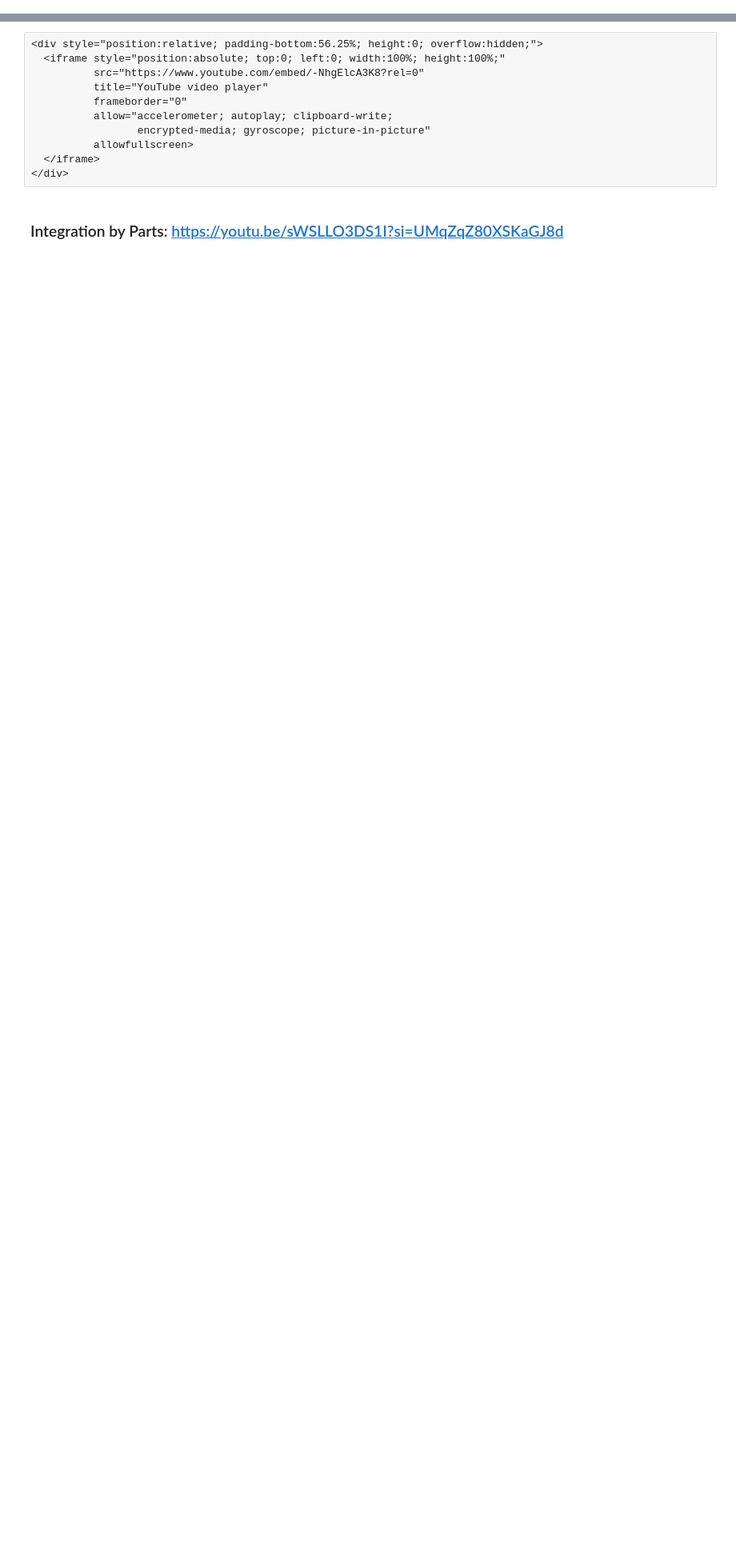
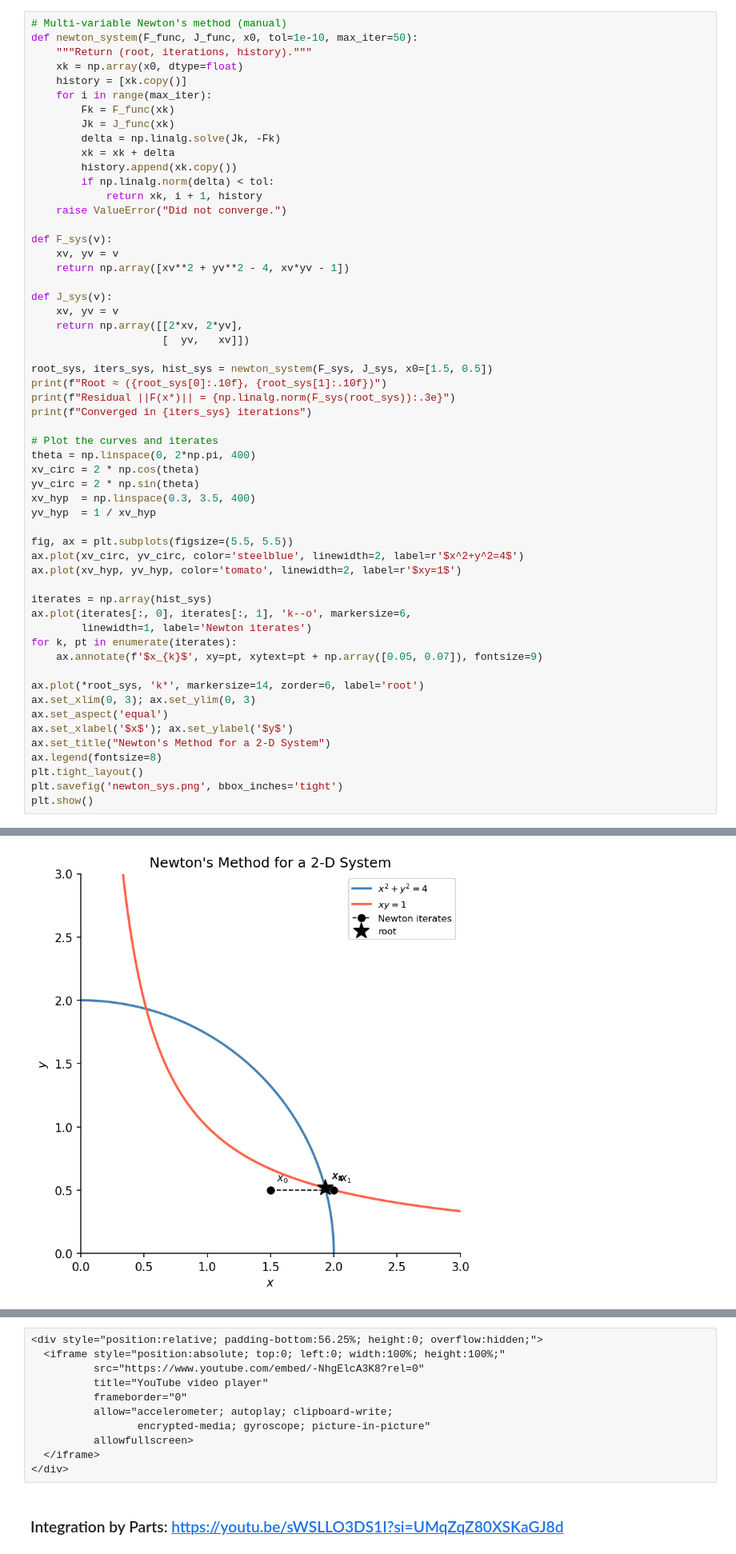
Before and after one commit to jmgraham30/math_341_diffeq, a Jupyter notebook: _site/calc_review.ipynb, the cells around one changed output, grey strips where cells are left out. Shown at 80% size. Drawn from its saved outputs; the diff is of its cells as text; blank space fills up the shorter version.

```diff
--- a/_site/calc_review.ipynb
+++ b/_site/calc_review.ipynb
@@ -747,0 +1170,57 @@ M = 3*x**2 + 2*x*y   N = x**2 + 4*y**3
+# %%
+# Multi-variable Newton's method (manual)
+def newton_system(F_func, J_func, x0, tol=1e-10, max_iter=50):
+    """Return (root, iterations, history)."""
+    xk = np.array(x0, dtype=float)
+    history = [xk.copy()]
+    for i in range(max_iter):
+        Fk = F_func(xk)
+        Jk = J_func(xk)
+        delta = np.linalg.solve(Jk, -Fk)
+        xk = xk + delta
+        history.append(xk.copy())
+        if np.linalg.norm(delta) < tol:
+            return xk, i + 1, history
+    raise ValueError("Did not converge.")
+
+def F_sys(v):
+    xv, yv = v
+    return np.array([xv**2 + yv**2 - 4, xv*yv - 1])
+
+def J_sys(v):
+    xv, yv = v
+    return np.array([[2*xv, 2*yv],
+                     [  yv,   xv]])
+
+root_sys, iters_sys, hist_sys = newton_system(F_sys, J_sys, x0=[1.5, 0.5])
+print(f"Root ≈ ({root_sys[0]:.10f}, {root_sys[1]:.10f})")
+print(f"Residual ||F(x*)|| = {np.linalg.norm(F_sys(root_sys)):.3e}")
+print(f"Converged in {iters_sys} iterations")
+
+# Plot the curves and iterates
+theta = np.linspace(0, 2*np.pi, 400)
+xv_circ = 2 * np.cos(theta)
+yv_circ = 2 * np.sin(theta)
+xv_hyp  = np.linspace(0.3, 3.5, 400)
+yv_hyp  = 1 / xv_hyp
+
+fig, ax = plt.subplots(figsize=(5.5, 5.5))
+ax.plot(xv_circ, yv_circ, color='steelblue', linewidth=2, label=r'$x^2+y^2=4$')
+ax.plot(xv_hyp, yv_hyp, color='tomato', linewidth=2, label=r'$xy=1$')
+
+iterates = np.array(hist_sys)
+ax.plot(iterates[:, 0], iterates[:, 1], 'k--o', markersize=6,
+        linewidth=1, label='Newton iterates')
+for k, pt in enumerate(iterates):
+    ax.annotate(f'$x_{k}$', xy=pt, xytext=pt + np.array([0.05, 0.07]), fontsize=9)
+
+ax.plot(*root_sys, 'k*', markersize=14, zorder=6, label='root')
+ax.set_xlim(0, 3); ax.set_ylim(0, 3)
+ax.set_aspect('equal')
+ax.set_xlabel('$x$'); ax.set_ylabel('$y$')
+ax.set_title("Newton's Method for a 2-D System")
+ax.legend(fontsize=8)
+plt.tight_layout()
+plt.savefig('newton_sys.png', bbox_inches='tight')
+plt.show()
+# %% [output]
@@ -747,0 +1230 @@ M = 3*x**2 + 2*x*y   N = x**2 + 4*y**3
+[figure, added]
```
Also changed, not shown: parts of 21 cells of this notebook, 12 other files.
